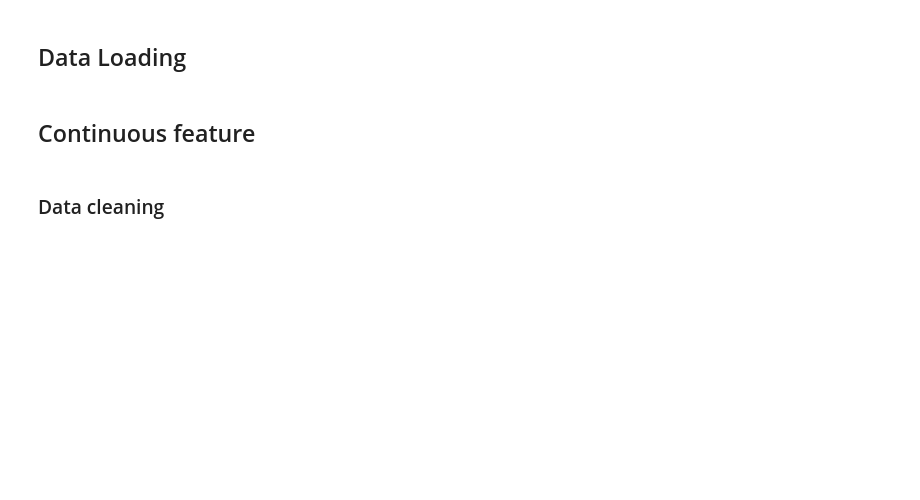
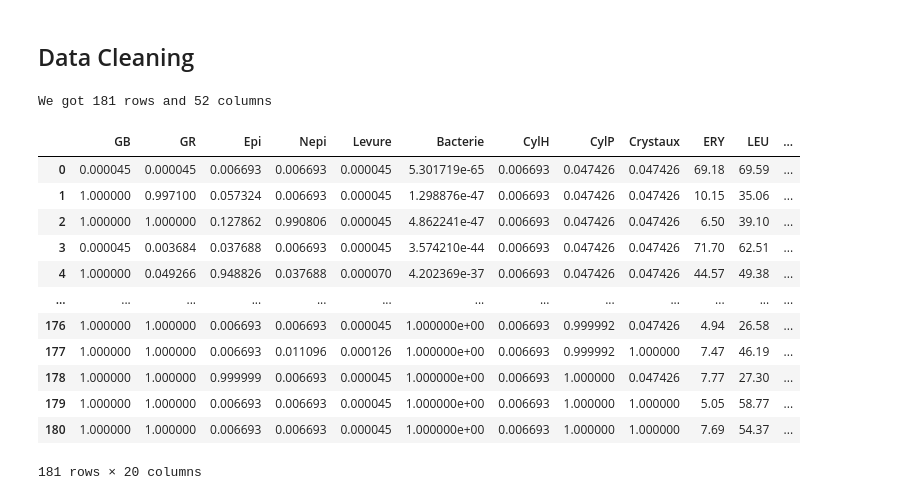
Before and after one commit to Toucan4Life/MicroBioGrowth, a Jupyter notebook: Solver.ipynb, the cells around one changed output. Drawn from its saved outputs; the diff is of its cells as text; code cells hidden in the pictures; blank space fills up the shorter version.

```diff
--- a/Solver.ipynb
+++ b/Solver.ipynb
@@ -1,2 +1,2 @@
 # %% [markdown]
-## Data Loading
+## Data Cleaning
@@ -15,4 +2,0 @@ print(f"We got {len(dataframe)} rows and {len(dataframe.columns)} columns")
-# %% [markdown]
-## Continuous feature
-# %% [markdown]
-### Data cleaning
@@ -34,0 +3,64 @@ features
+# %%
+import pandas as pd
+from sklearn.decomposition import PCA
+import matplotlib.pyplot as plt
+from sklearn import preprocessing
+from sklearn.impute import SimpleImputer
+import numpy as np
+
+#Load file
+dataframe = pd.read_csv("data.csv", delimiter=";")
+
+print(f"We got {len(dataframe)} rows and {len(dataframe.columns)} columns")
+
+#Extract Data
+features = pd.DataFrame()
+
+dataframe.loc[dataframe['CRP    '].str.startswith('<'),'CRP    ']=0
+dataframe=dataframe.iloc[:,[2,4,6,8,10,12,14,16,18,21,24,26,28,30,33,35,37,41,42,43]]
+#Treat string data as NaN
+pd.options.mode.chained_assignment = None
+
+for col in dataframe:
+    dataframe[col]=pd.to_numeric(dataframe[col], errors='coerce')
+
+#Replace NaN by mean value
+imp = SimpleImputer(missing_values=pd.NA, strategy='median')
+dataframe=pd.DataFrame(imp.fit_transform(dataframe))
+features['GB'] = 1 / (1 + np.exp(-(dataframe.iloc[:,0] - 10)))
+features['GR'] = 1 / (1 + np.exp(-(dataframe.iloc[:,1] - 10)))
+features['Epi'] = 1 / (1 + np.exp(-(dataframe.iloc[:,2] - 5)))
+features['Nepi'] = 1 / (1 + np.exp(-(dataframe.iloc[:,3] - 5)))
+features['Levure'] = 1 / (1 + np.exp(-(dataframe.iloc[:,4] - 10)))
+features['Bacterie'] = 1 / (1 + np.exp(-(dataframe.iloc[:,5] - 148)))
+features['CylH'] = 1 / (1 + np.exp(-(dataframe.iloc[:,6] - 5)))
+features['CylP'] = 1 / (1 + np.exp(-(dataframe.iloc[:,7] - 3)))
+features['Crystaux'] = 1 / (1 + np.exp(-(dataframe.iloc[:,8] - 3)))
+features['ERY'] = dataframe.iloc[:,9]
+features['LEU'] = dataframe.iloc[:,10]
+features['NIT'] = 1 / (1 + np.exp(-(dataframe.iloc[:,11] - 60.2)))
+features['KET'] = dataframe.iloc[:,12]
+features['GLU'] = dataframe.iloc[:,13]
+features['PRO'] = dataframe.iloc[:,14]
+features['Prote'] = dataframe.iloc[:,15]
+features['PH'] = dataframe.iloc[:,16]
+features['SG'] = dataframe.iloc[:,17]
+features['CRP'] = dataframe.iloc[:,18]
+features['target'] = dataframe.iloc[:,19]
+scaledFeatures = pd.DataFrame(preprocessing.scale(features),columns = features.columns)
+features
+# %% [output]
+We got 181 rows and 52 columns
+|  | GB | GR | Epi | Nepi | Levure | Bacterie | CylH | CylP | Crystaux | ERY | LEU | ... |
+| 0 | 0.000045 | 0.000045 | 0.006693 | 0.006693 | 0.000045 | 5.301719e-65 | 0.006693 | 0.047426 | 0.047426 | 69.18 | 69.59 | ... |
+| 1 | 1.000000 | 0.997100 | 0.057324 | 0.006693 | 0.000045 | 1.298876e-47 | 0.006693 | 0.047426 | 0.047426 | 10.15 | 35.06 | ... |
+| 2 | 1.000000 | 1.000000 | 0.127862 | 0.990806 | 0.000045 | 4.862241e-47 | 0.006693 | 0.047426 | 0.047426 | 6.50 | 39.10 | ... |
+| 3 | 0.000045 | 0.003684 | 0.037688 | 0.006693 | 0.000045 | 3.574210e-44 | 0.006693 | 0.047426 | 0.047426 | 71.70 | 62.51 | ... |
+| 4 | 1.000000 | 0.049266 | 0.948826 | 0.037688 | 0.000070 | 4.202369e-37 | 0.006693 | 0.047426 | 0.047426 | 44.57 | 49.38 | ... |
+| ... | ... | ... | ... | ... | ... | ... | ... | ... | ... | ... | ... | ... |
+| 176 | 1.000000 | 1.000000 | 0.006693 | 0.006693 | 0.000045 | 1.000000e+00 | 0.006693 | 0.999992 | 0.047426 | 4.94 | 26.58 | ... |
+| 177 | 1.000000 | 1.000000 | 0.006693 | 0.011096 | 0.000126 | 1.000000e+00 | 0.006693 | 0.999992 | 1.000000 | 7.47 | 46.19 | ... |
+| 178 | 1.000000 | 1.000000 | 0.999999 | 0.006693 | 0.000045 | 1.000000e+00 | 0.006693 | 1.000000 | 0.047426 | 7.77 | 27.30 | ... |
+| 179 | 1.000000 | 1.000000 | 0.006693 | 0.006693 | 0.000045 | 1.000000e+00 | 0.006693 | 1.000000 | 1.000000 | 5.05 | 58.77 | ... |
+| 180 | 1.000000 | 1.000000 | 0.006693 | 0.006693 | 0.000045 | 1.000000e+00 | 0.006693 | 1.000000 | 1.000000 | 7.69 | 54.37 | ... |
+181 rows × 20 columns
```
Also changed, not shown: parts of 32 cells of this notebook.
